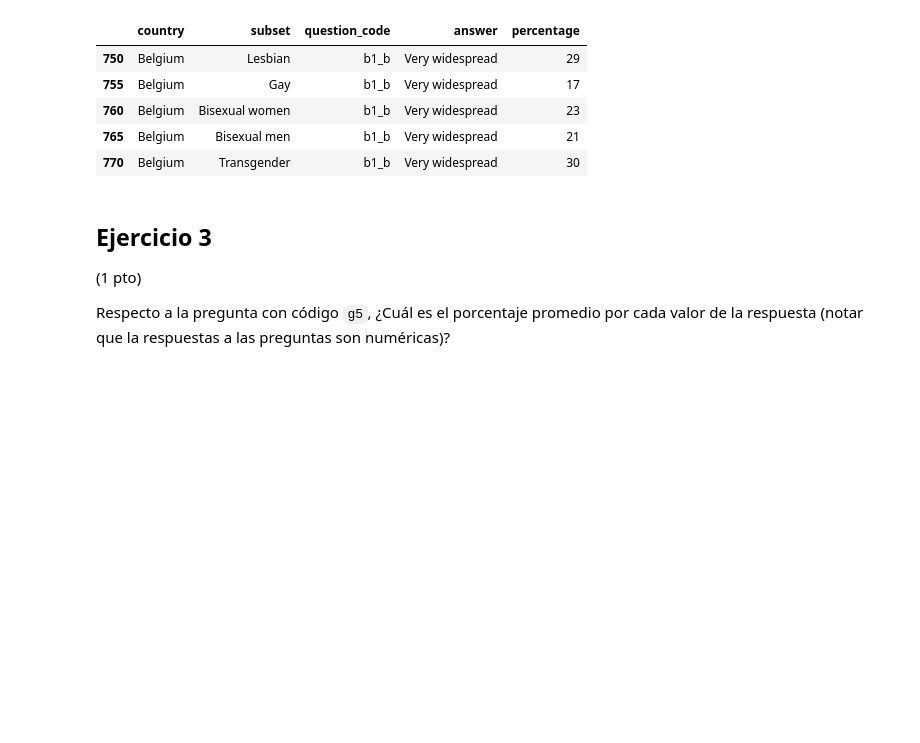
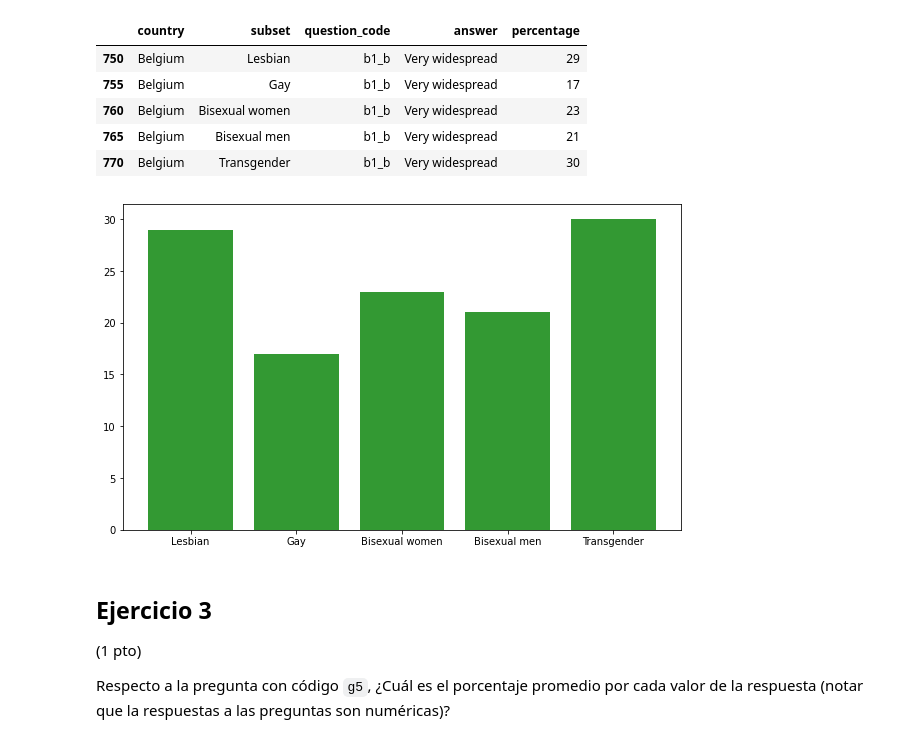
Before and after one commit to Macarena-Rojas/mat281_portfolio, a Jupyter notebook: labs/lab05.ipynb, the cells around one changed output. Drawn from its saved outputs; the diff is of its cells as text; code cells hidden in the pictures; blank space fills up the shorter version.

```diff
--- a/labs/lab05.ipynb
+++ b/labs/lab05.ipynb
@@ -206,3 +180,13 @@ plt.show()
+# %%
+x = df1['subset']
+y = df1['percentage']
+
+fig = plt.figure(figsize=(10,6))
+
+plt.bar(x, y, align='center', color="g", alpha=0.8)
+plt.show()
+# %% [output]
+[figure, added]
 # %% [markdown]
 ## Ejercicio 3
 
```
Also changed, not shown: parts of 10 cells of this notebook.
